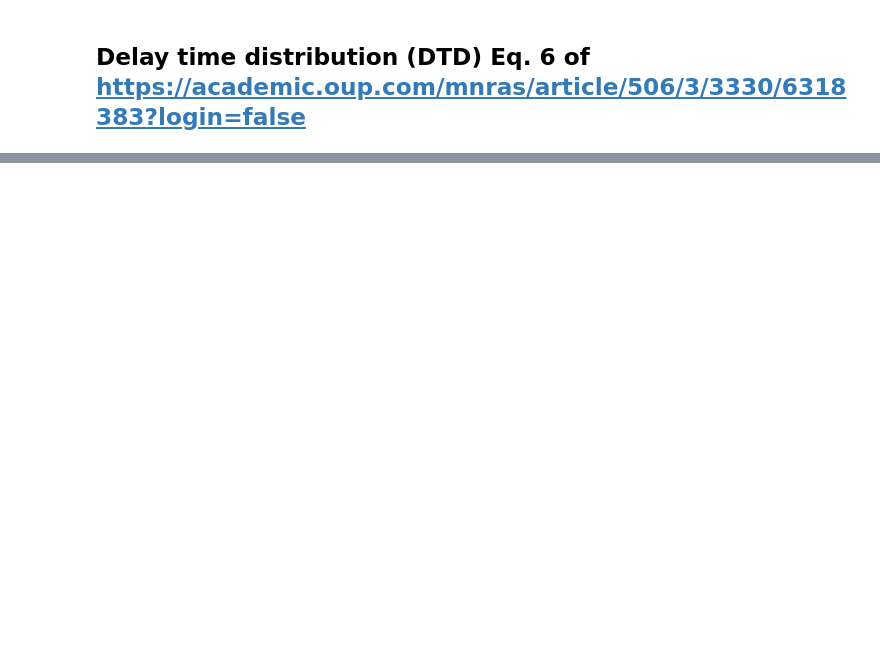
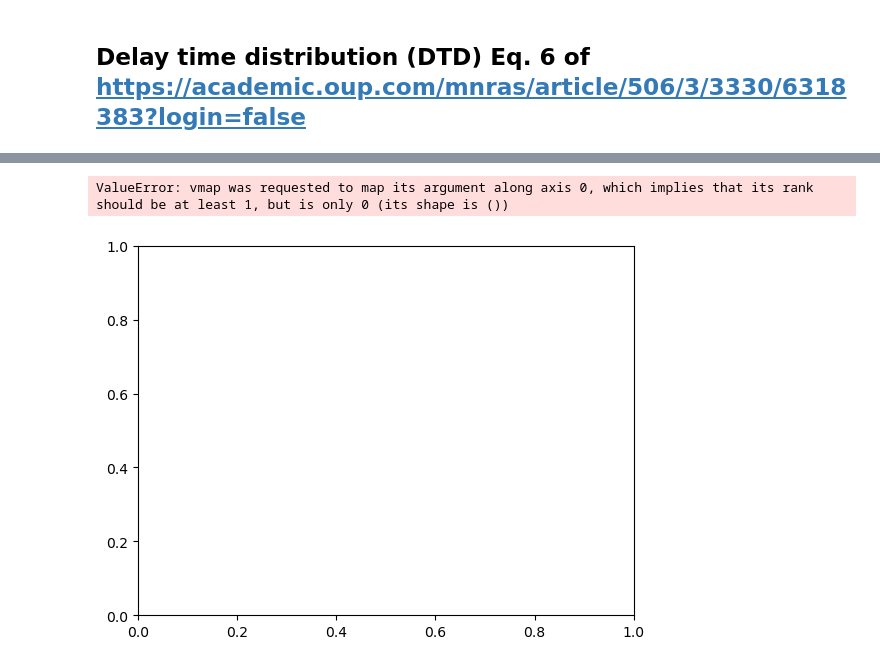
Before and after one commit to AlexGKim/sn_diffstar, a Jupyter notebook: nb/SNRate.ipynb, the cells around one changed output, grey strips where cells are left out. Drawn from its saved outputs; the diff is of its cells as text; code cells hidden in the pictures; blank space fills up the shorter version.

```diff
--- a/nb/SNRate.ipynb
+++ b/nb/SNRate.ipynb
@@ -46,0 +62,11 @@ __=ax.plot(z, SFH_vmap(z, 1))
+# %%
+SNR_kernel_vmap = jjit(vmap(SNR_kernel, in_axes=(0, None, None, None, None, None)))
+# %%
+@jjit
+def SNR(t0, M, A, beta, tp):
+    tf=10.
+    taus = jnp.linspace(t0, tf, 1000)
+    kernel = SNR_kernel_vmap(t0-taus, t0, M, A, beta, tp)
+    return jnp.trapz(kernel,taus)
+# %%
+SNR_vmap = jjit(vmap(SNR, in_axes=(0, None, None, None, None)))
@@ -46,0 +81,6 @@ __=ax.plot(z, SFH_vmap(z, 1))
+# %%
+fig, ax = plt.subplots(1, 1)
+__=ax.plot(t0, SNR_vmap(t0, M, A, beta, tp))
+# %% [output]
+ValueError: vmap was requested to map its argument along axis 0, which implies that its rank should be at least 1, but is only 0 (its shape is ())
+[figure, added]
```
Also changed, not shown: parts of 12 cells of this notebook.
